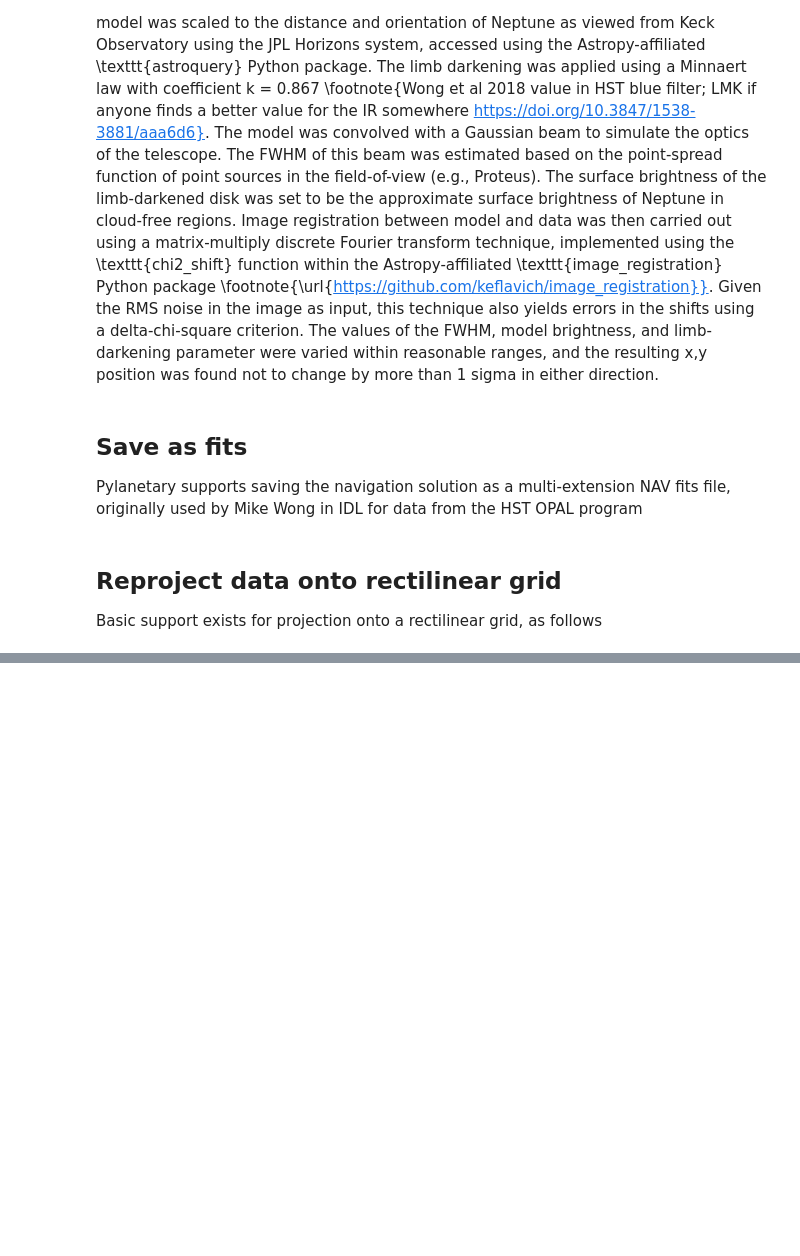
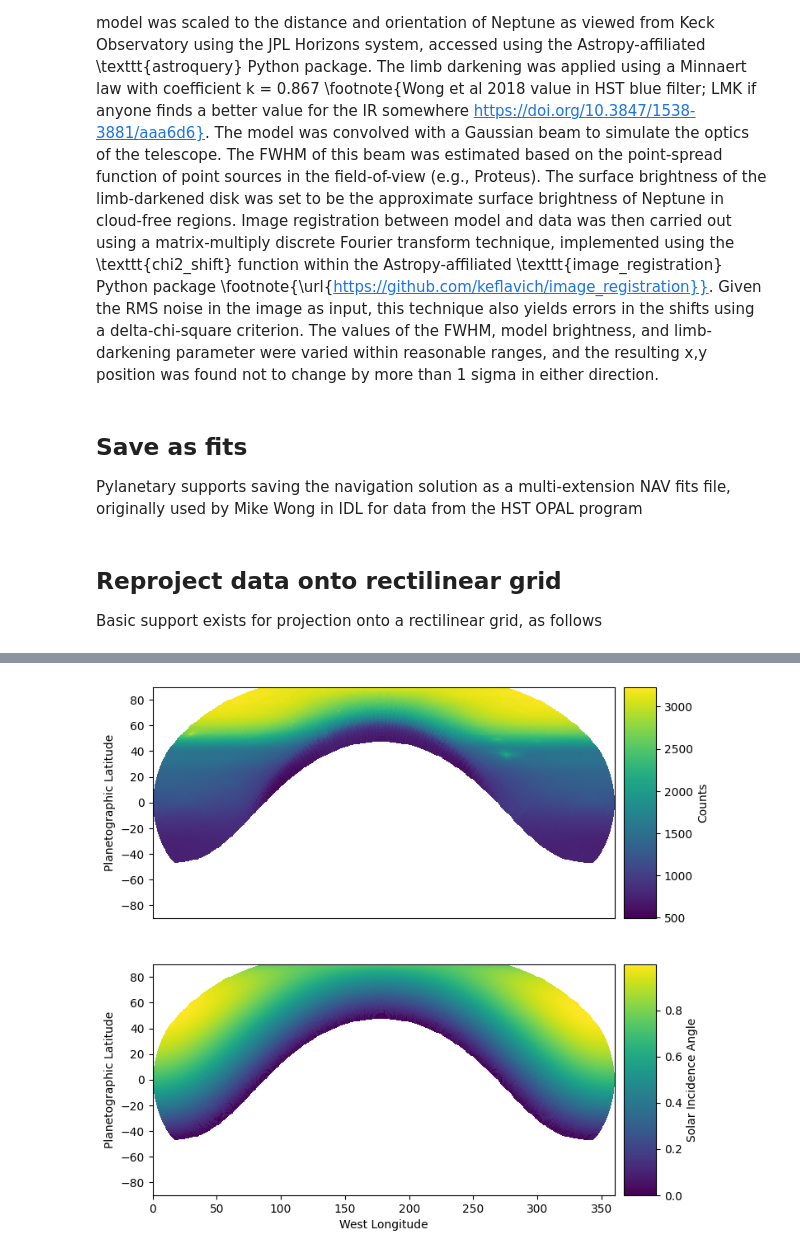
Before and after one commit to emolter/pylanetary, a Jupyter notebook: docs/nav-tutorial.ipynb, the cells around one changed output, grey strips where cells are left out. Cells and saved outputs as stored; diff of their text form; code cells hidden in the pictures; blank space fills up the shorter version.

```diff
--- a/docs/nav-tutorial.ipynb
+++ b/docs/nav-tutorial.ipynb
@@ -274,0 +278,30 @@ We plan to support re-projection to arbitrary geometries (e.g., polar) in the ne
+# %%
+import cartopy.crs as ccrs
+img_globe = ccrs.Globe(semimajor_axis=nav.req , semiminor_axis=nav.rpol, ellipse=None)
+custom_projection = ccrs.Robinson(central_longitude=0, globe=img_globe)
+custom_shape = (600, 300)
+projected, mu_projected, mu0_projected, target_x_points, target_y_points = nav.reproject(projection=custom_projection, shape=custom_shape)
+
+from mpl_toolkits.axes_grid1.axes_divider import make_axes_locatable
+
+extent = (0, 360, -90, 90)
+fig, (ax0, ax1) = plt.subplots(2,1, figsize = (8,8))
+
+im0 = ax0.imshow(projected, origin = 'lower', extent=extent)
+ax0_divider = make_axes_locatable(ax0)
+cax0 = ax0_divider.append_axes("right", size="7%", pad="2%")
+cb0 = fig.colorbar(im0, cax=cax0, label='Counts')
+
+im1 = ax1.imshow(mu0_projected, origin = 'lower', extent=extent)
+ax1_divider = make_axes_locatable(ax1)
+cax1 = ax1_divider.append_axes("right", size="7%", pad="2%")
+cb1 = fig.colorbar(im1, cax=cax1, label='Solar Incidence Angle')
+
+ax0.set_ylabel('Planetographic Latitude')
+ax1.set_ylabel('Planetographic Latitude')
+ax1.set_xlabel('West Longitude')
+ax0.set_xticks([])
+
+plt.show()
+# %% [output]
+[figure, added]
```
Also changed, not shown: parts of 11 cells of this notebook, 4 other files.
